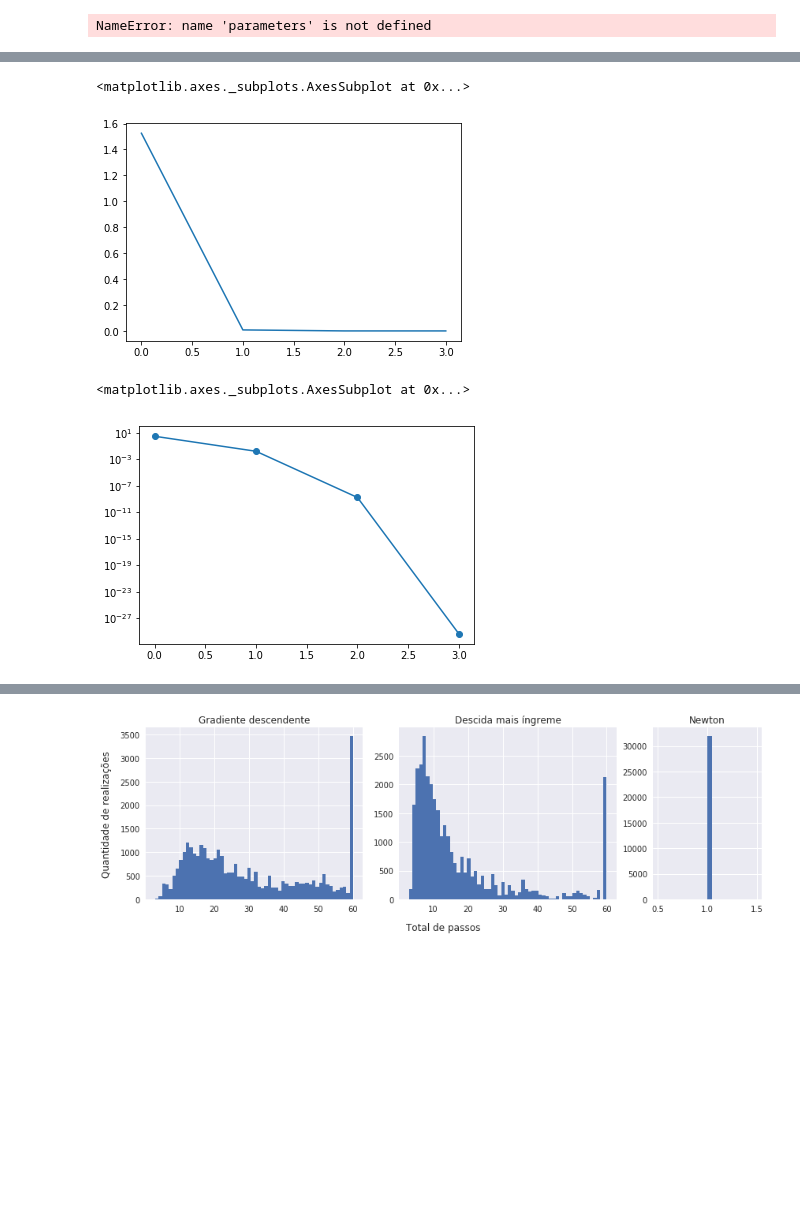
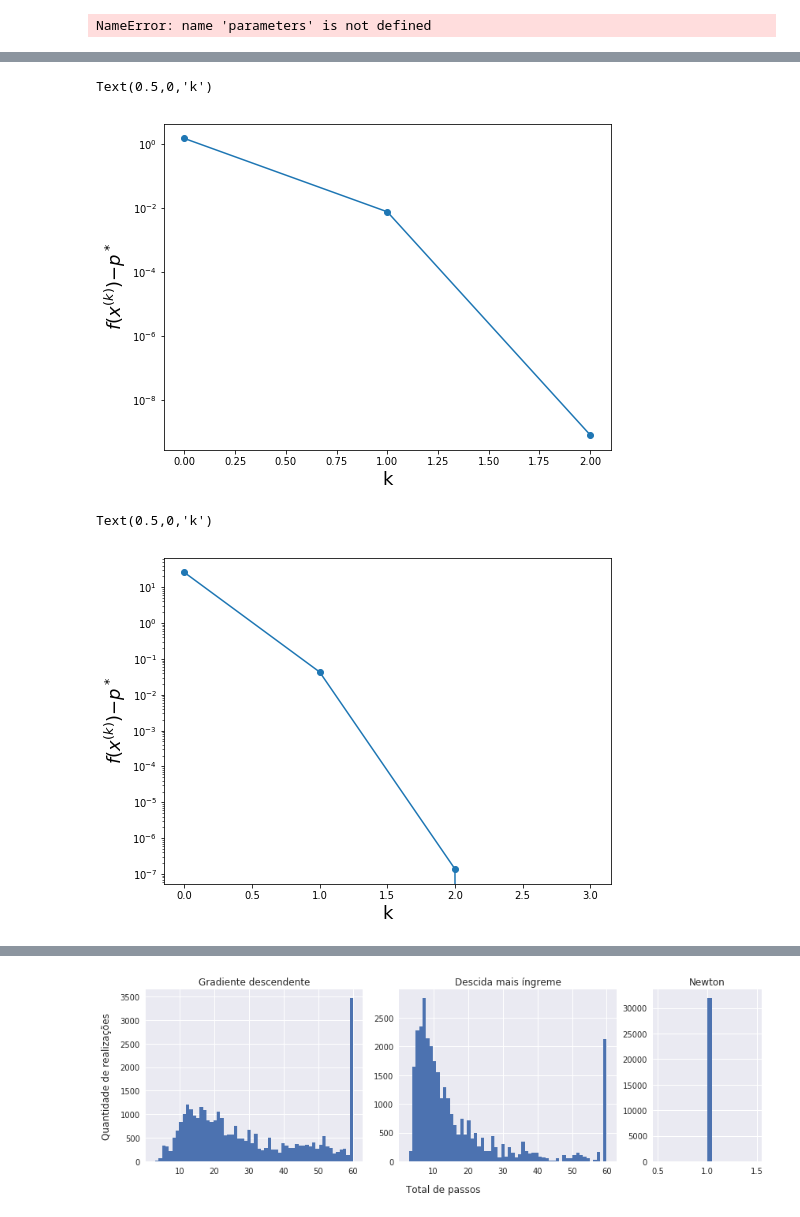
Before and after one commit to IFCE-Mestado-Ciencia-da-Computacao/Optimization-2018.1, a Jupyter notebook: homework/notebooks/Gráficos Trabalho 2.ipynb, the cells around one changed output, grey strips where cells are left out. Drawn from its saved outputs; the diff is of its cells as text; code cells hidden in the pictures; blank space fills up the shorter version.

```diff
--- a/homework/notebooks/Gráficos Trabalho 2.ipynb
+++ b/homework/notebooks/Gráficos Trabalho 2.ipynb
@@ -44,13 +44,36 @@ data.head(5)
-# %%
-(data - data.iloc[-1]).f.plot()
-# %% [output]
-<matplotlib.axes._subplots.AxesSubplot at 0x...>
-[figure, removed]
-# %%
-data.error.plot.line(marker='o', logy=True)
-# %% [output]
-<matplotlib.axes._subplots.AxesSubplot at 0x...>
-[figure, removed]
+# %%
+ponto_otimo = data.iloc[-1]
+taxa_erro_ponto_otimo = (data - ponto_otimo)
+
+ax = taxa_erro_ponto_otimo[:-1].f.plot.line(marker='o', logy=True, title='', figsize=(8,6))
+
+ax.yaxis.offsetText.set_fontsize(24)
+
+ax.set_ylabel('$f(x^{(k)}) − p^*$', fontsize=18)
+ax.set_xlabel('k', fontsize=18)
+# %% [output]
+Text(0.5,0,'k')
+[figure, added]
+# %%
+data = pd.read_csv('../trabalho2/results/pseudo_inverse_method-ConstrainedNewtonInfeasible-BacktrackingLineSearchInfeasible.csv')
+
+ponto_otimo = data.iloc[-1]
+taxa_erro_ponto_otimo = (data - ponto_otimo)
+
+ax = taxa_erro_ponto_otimo[:-1].f.plot.line(marker='o', logy=True, title='', figsize=(8,6))
+
+ax.yaxis.offsetText.set_fontsize(24)
+
+ax.set_ylabel('$f(x^{(k)}) − p^*$', fontsize=18)
+ax.set_xlabel('k', fontsize=18)
+
+
+Perceba que a linha no ponto $k=2$ desce em linha reta para a marcação no eixo x.
+Isto ocorre que entre o passo $k=2$ encontrou a mesma solução de $k=3$ ($f(x^{(2)}) = f(x^{(3)}) = 0$),
+sendo exibido desta
+# %% [output]
+Text(0.5,0,'k')
+[figure, added]
 # %%
 data[['method', 'line_search']].drop_duplicates()
 # %% [output]
```
Also changed, not shown: parts of 2 cells of this notebook, 8 other files.
